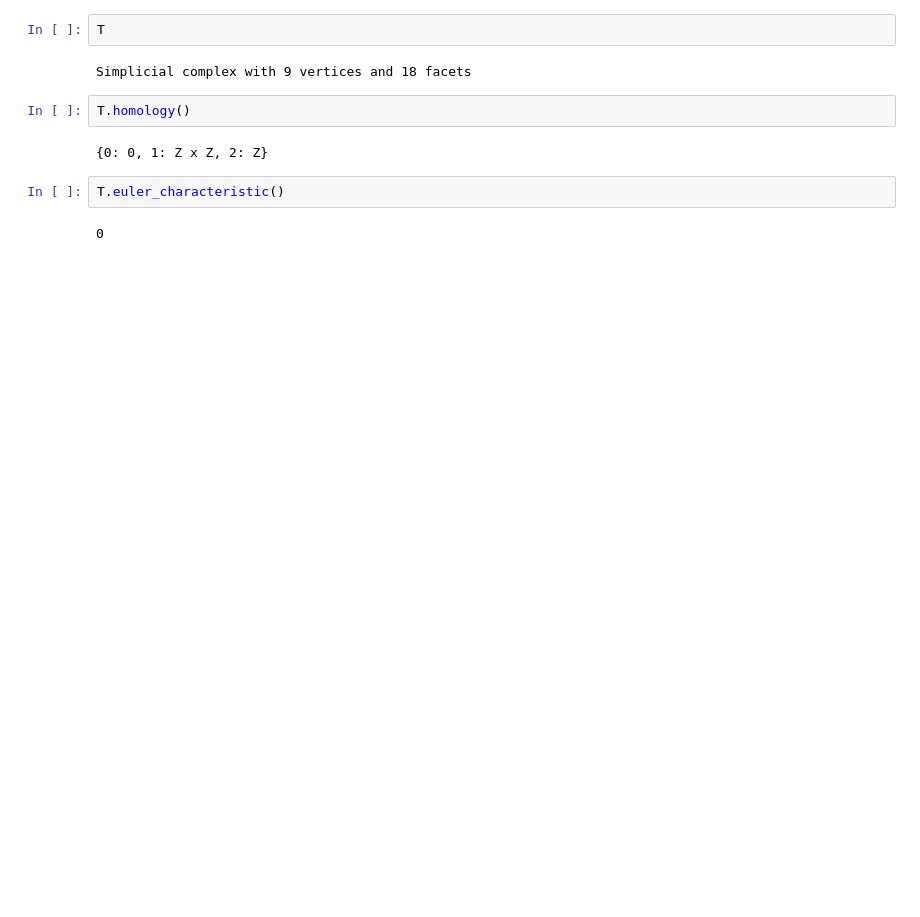
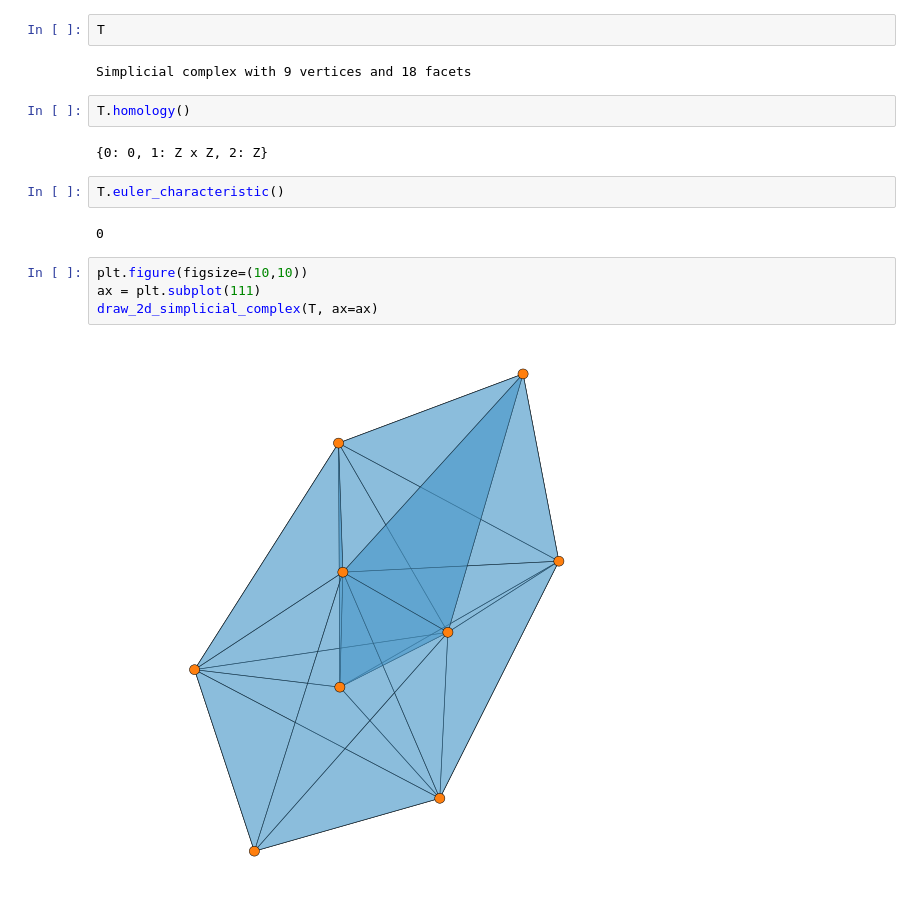
Before and after one commit to gdepaul/TDA, a Jupyter notebook: Calculating Simplicial Homology Example.ipynb, the cells around one changed output. Drawn from its saved outputs; the diff is of its cells as text; blank space fills up the shorter version.

Commit message:
Adding 2D Simplicial Complex Plot Feature

```diff
--- a/Calculating Simplicial Homology Example.ipynb
+++ b/Calculating Simplicial Homology Example.ipynb
@@ -18,3 +20,9 @@ T.homology()
 T.euler_characteristic()
 # %% [output]
 0
+# %%
+plt.figure(figsize=(10,10))
+ax = plt.subplot(111)
+draw_2d_simplicial_complex(T, ax=ax)
+# %% [output]
+[figure, added]
```
Also changed, not shown: parts of 1 cell of this notebook, 1 other file.
